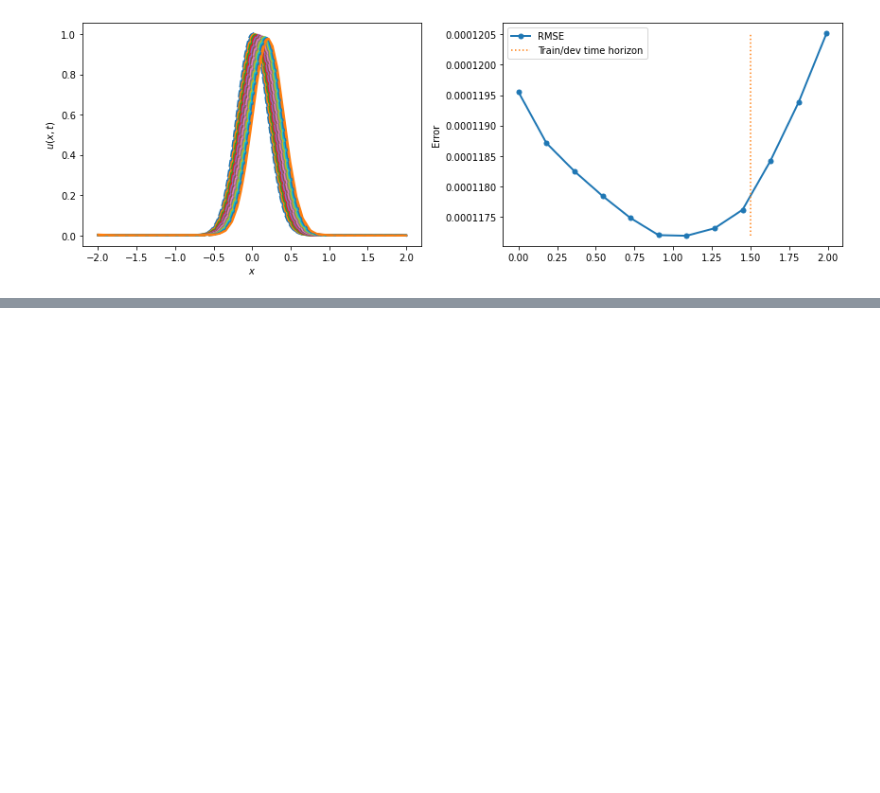
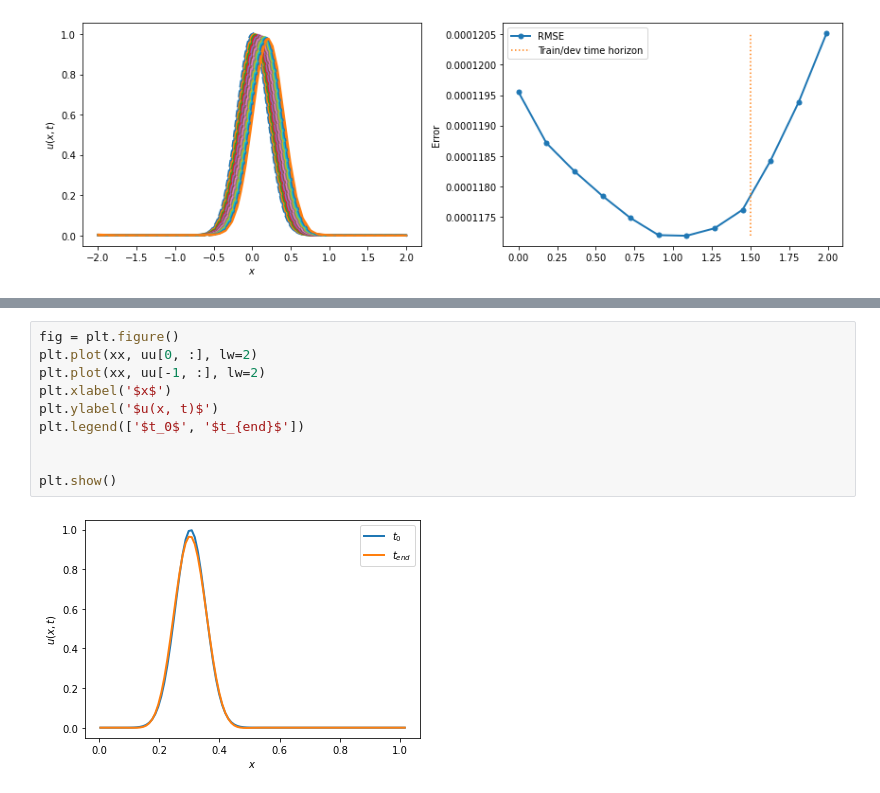
Before and after one commit to RupakMukherjee/FiniteVolumeTensorFlow, a Jupyter notebook: Report_1.ipynb, the cells around one changed output, grey strips where cells are left out. Cells and saved outputs as stored; diff of their text form; blank space fills up the shorter version.

```diff
--- a/Report_1.ipynb
+++ b/Report_1.ipynb
@@ -884,0 +1090,12 @@ plt.show()
+# %%
+fig = plt.figure()
+plt.plot(xx, uu[0, :], lw=2)
+plt.plot(xx, uu[-1, :], lw=2)
+plt.xlabel('$x$')
+plt.ylabel('$u(x, t)$')
+plt.legend(['$t_0$', '$t_{end}$'])
+
+
+plt.show()
+# %% [output]
+[figure, added]
```
Also changed, not shown: parts of 27 cells of this notebook.
